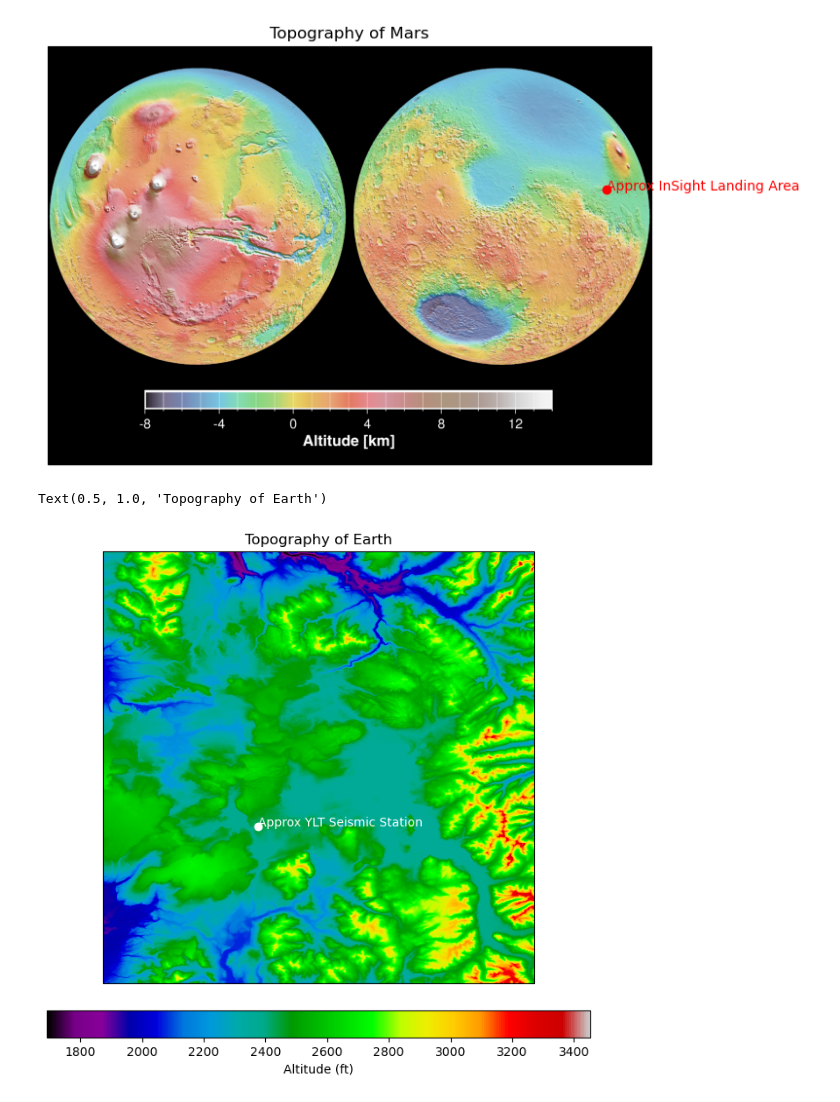
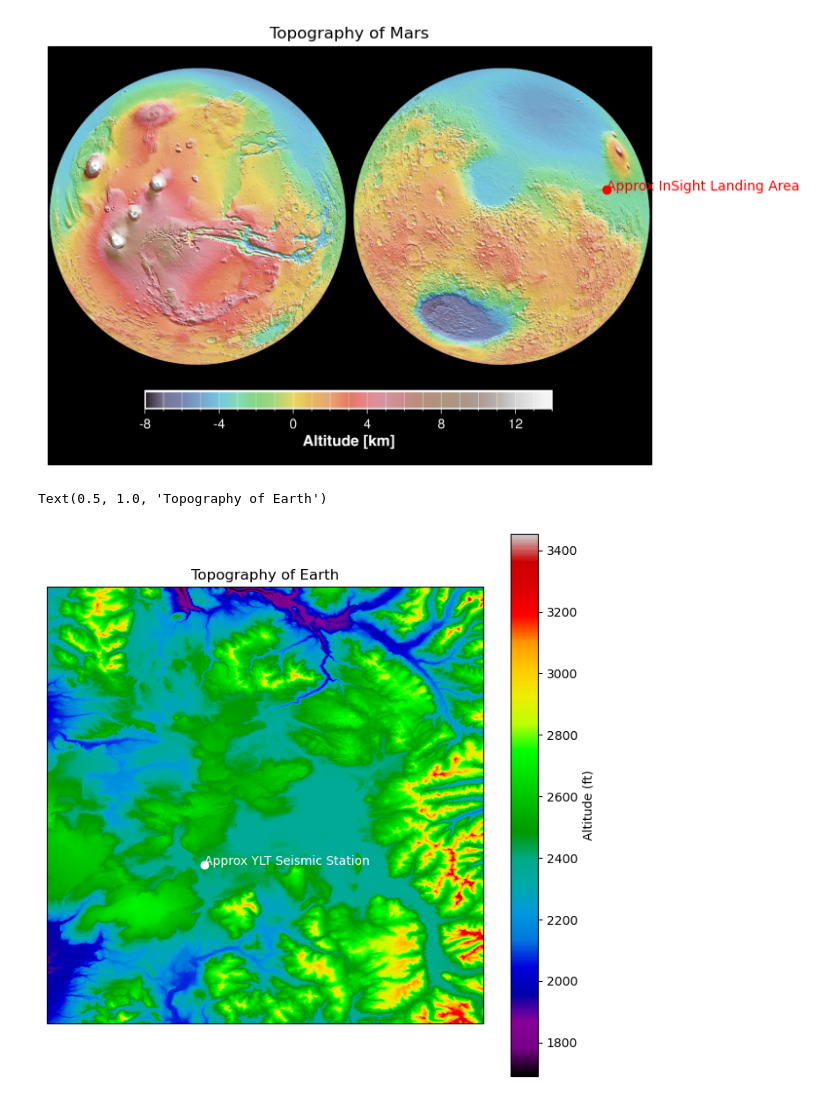
Before and after one commit to GPGN-268-archive/FP01-mars-seismo, a Jupyter notebook: ChloeWork.ipynb, the cells around one changed output. Saved outputs shown, nothing was run; the diff lists cells and outputs as text; code cells hidden in the pictures.

Commit message:
Updated colorbar

```diff
--- a/ChloeWork.ipynb
+++ b/ChloeWork.ipynb
@@ -265,26 +265,26 @@ Text(0.5, 1.0, 'Topography of Mars')
 # %%
 import numpy as np
 import pandas as pd
 import matplotlib.pyplot as plt
 import cartopy.crs as ccrs
 import tifffile
 import imagecodecs
 
 elevation = tifffile.imread('./DATA/WyomingT.tif')
 
 projection = ccrs.Mercator()
 
 fig = plt.figure(figsize=(8, 8))
 ax = fig.add_subplot(1, 1, 1, projection=projection)
 
 img = ax.imshow(elevation, cmap='nipy_spectral', origin='upper')
-cbar = plt.colorbar(img, orientation="horizontal", pad=0.05)
+cbar = plt.colorbar(img, orientation="vertical", pad=0.05)
 cbar.set_label('Altitude (ft)')
 
 x, y = 1300,2300
 ax.scatter(x, y, marker='o', color='white')
 ax.annotate("Approx YLT Seismic Station", xy=(x, y), color='white')
 ax.set_title('Topography of Earth')
 # %% [output]
 Text(0.5, 1.0, 'Topography of Earth')
-[figure, old version]
+[figure, new version]
```
